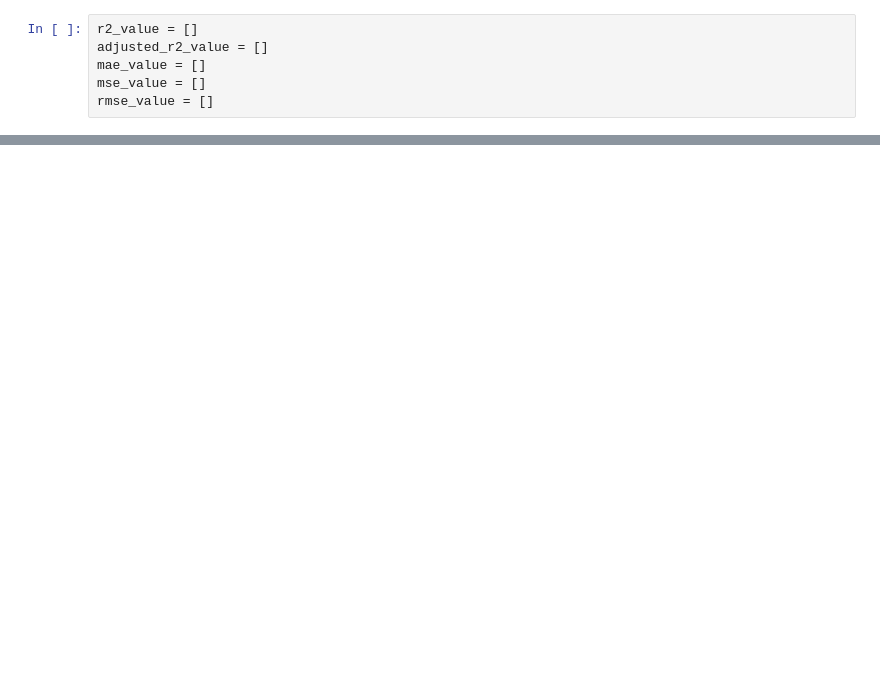
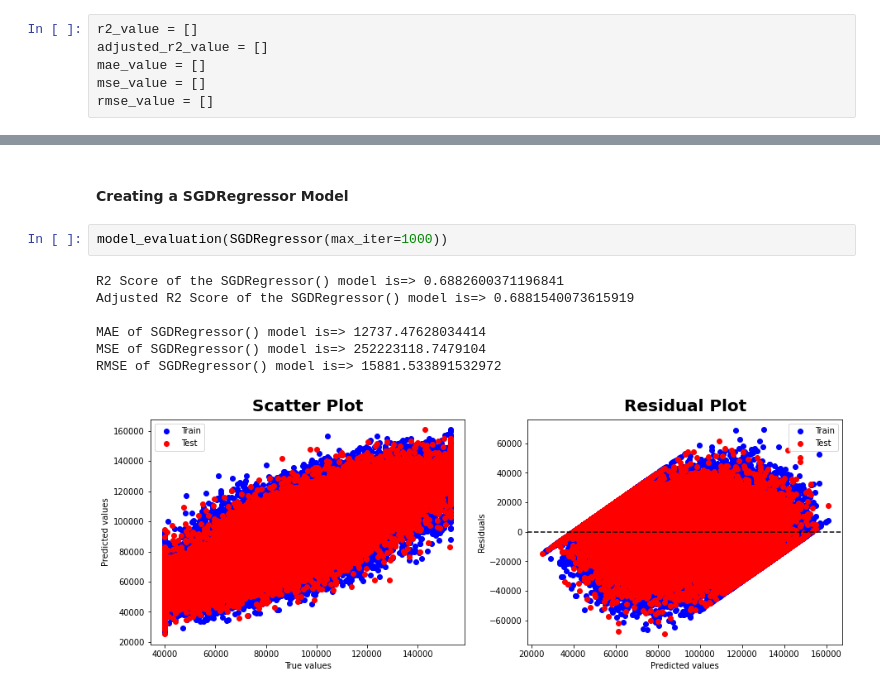
Before and after one commit to SamuelJabes/Employee_Salary_Prediction, a Jupyter notebook: model.ipynb, the cells around one changed output, grey strips where cells are left out. Saved outputs shown, nothing was run; the diff lists cells and outputs as text; blank space fills up the shorter version.

```diff
--- a/model.ipynb
+++ b/model.ipynb
@@ -333,0 +354,12 @@ def model_evaluation(model):
+# %% [markdown]
+#### Creating a SGDRegressor Model
+# %%
+model_evaluation(SGDRegressor(max_iter=1000))
+# %% [output]
+R2 Score of the SGDRegressor() model is=> 0.6882600371196841
+Adjusted R2 Score of the SGDRegressor() model is=> 0.6881540073615919
+
+MAE of SGDRegressor() model is=> 12737.47628034414
+MSE of SGDRegressor() model is=> 252223118.7479104
+RMSE of SGDRegressor() model is=> 15881.533891532972
+[figure, added]
```
Also changed, not shown: parts of 27 cells of this notebook, 4 other files.
